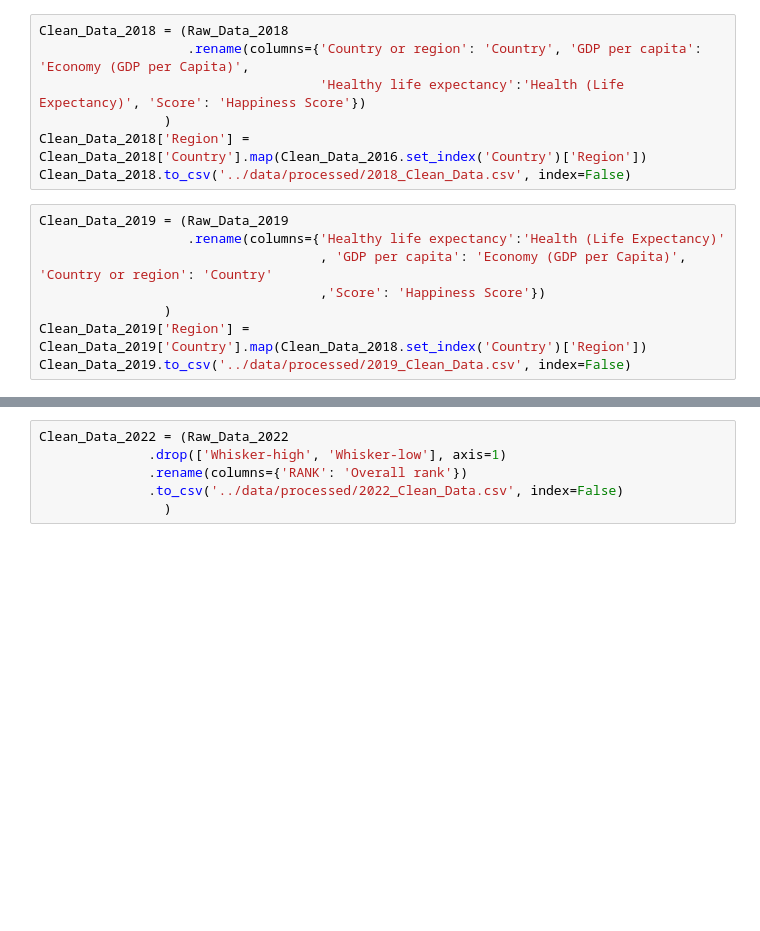
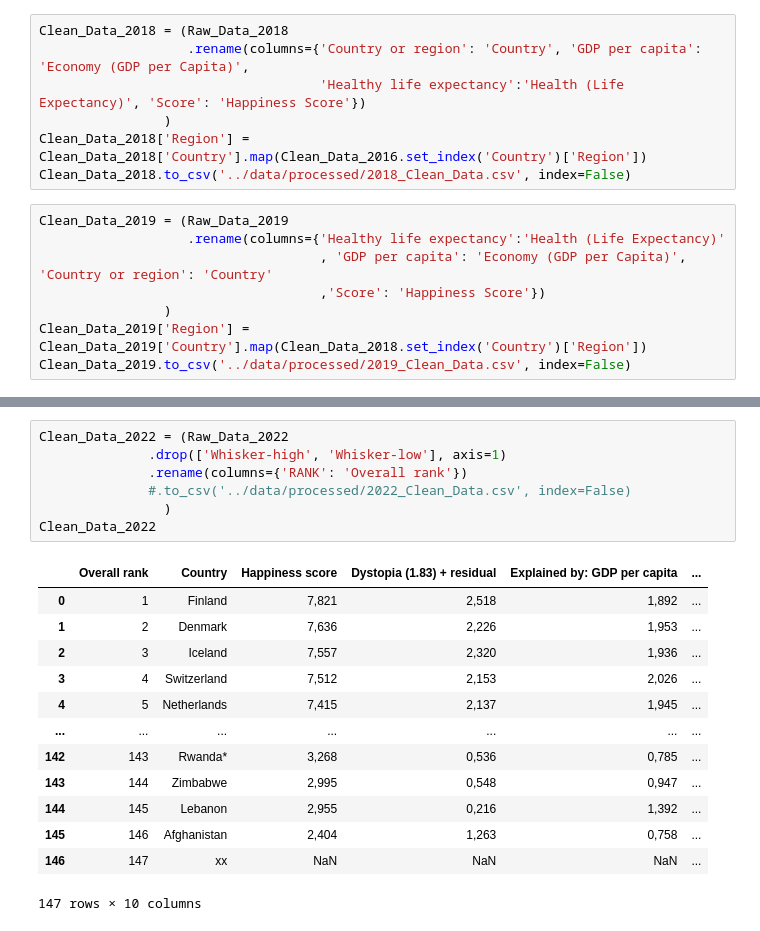
Before and after one commit to ubco-W2022T2-data301/project-group-group100, a Jupyter notebook: data/DataCleaner.ipynb, the cells around one changed output, grey strips where cells are left out. Saved outputs shown, nothing was run; the diff lists cells and outputs as text; blank space fills up the shorter version.

```diff
--- a/data/DataCleaner.ipynb
+++ b/data/DataCleaner.ipynb
@@ -67,6 +97,21 @@ Clean_Data_2021 = (Raw_Data_2021
 # %%
 Clean_Data_2022 = (Raw_Data_2022
               .drop(['Whisker-high', 'Whisker-low'], axis=1)
               .rename(columns={'RANK': 'Overall rank'})
-              .to_csv('../data/processed/2022_Clean_Data.csv', index=False)
+              #.to_csv('../data/processed/2022_Clean_Data.csv', index=False)
                 )
+Clean_Data_2022
+# %% [output]
+|  | Overall rank | Country | Happiness score | Dystopia (1.83) + residual | Explained by: GDP per capita | ... |
+| 0 | 1 | Finland | 7,821 | 2,518 | 1,892 | ... |
+| 1 | 2 | Denmark | 7,636 | 2,226 | 1,953 | ... |
+| 2 | 3 | Iceland | 7,557 | 2,320 | 1,936 | ... |
+| 3 | 4 | Switzerland | 7,512 | 2,153 | 2,026 | ... |
+| 4 | 5 | Netherlands | 7,415 | 2,137 | 1,945 | ... |
+| ... | ... | ... | ... | ... | ... | ... |
+| 142 | 143 | Rwanda* | 3,268 | 0,536 | 0,785 | ... |
+| 143 | 144 | Zimbabwe | 2,995 | 0,548 | 0,947 | ... |
+| 144 | 145 | Lebanon | 2,955 | 0,216 | 1,392 | ... |
+| 145 | 146 | Afghanistan | 2,404 | 1,263 | 0,758 | ... |
+| 146 | 147 | xx | NaN | NaN | NaN | ... |
+147 rows × 10 columns
```
Also changed, not shown: parts of 3 cells of this notebook, 1 other file.
